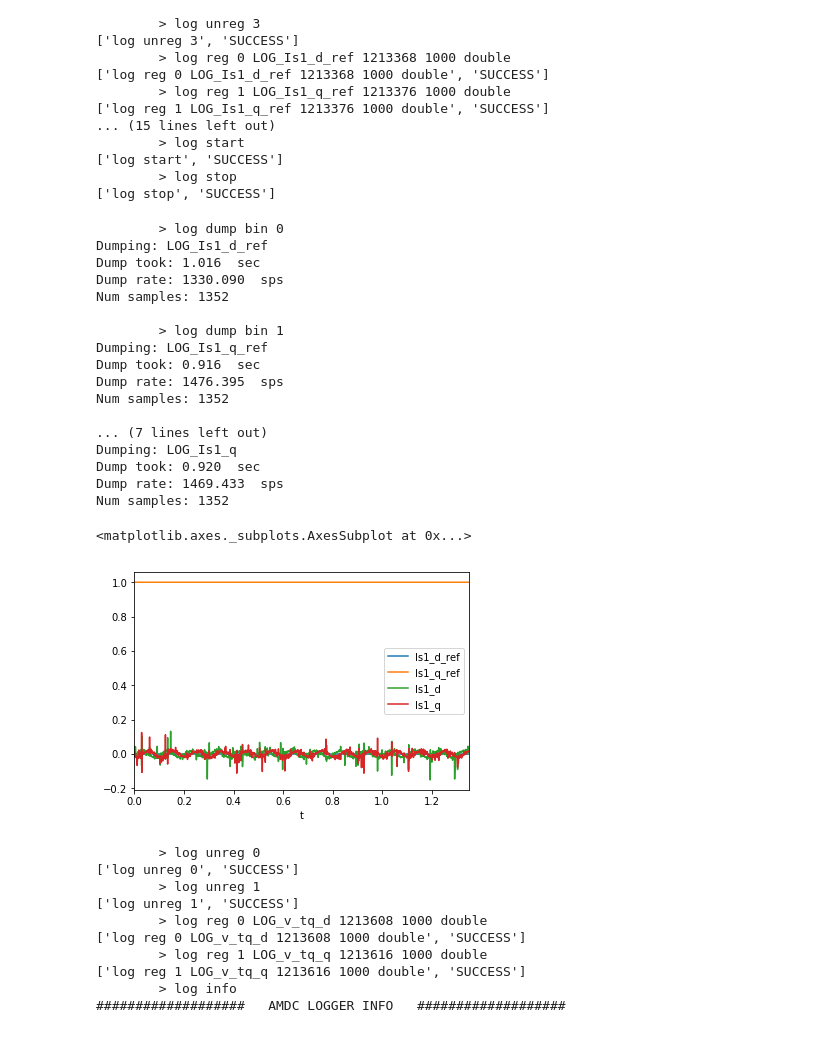
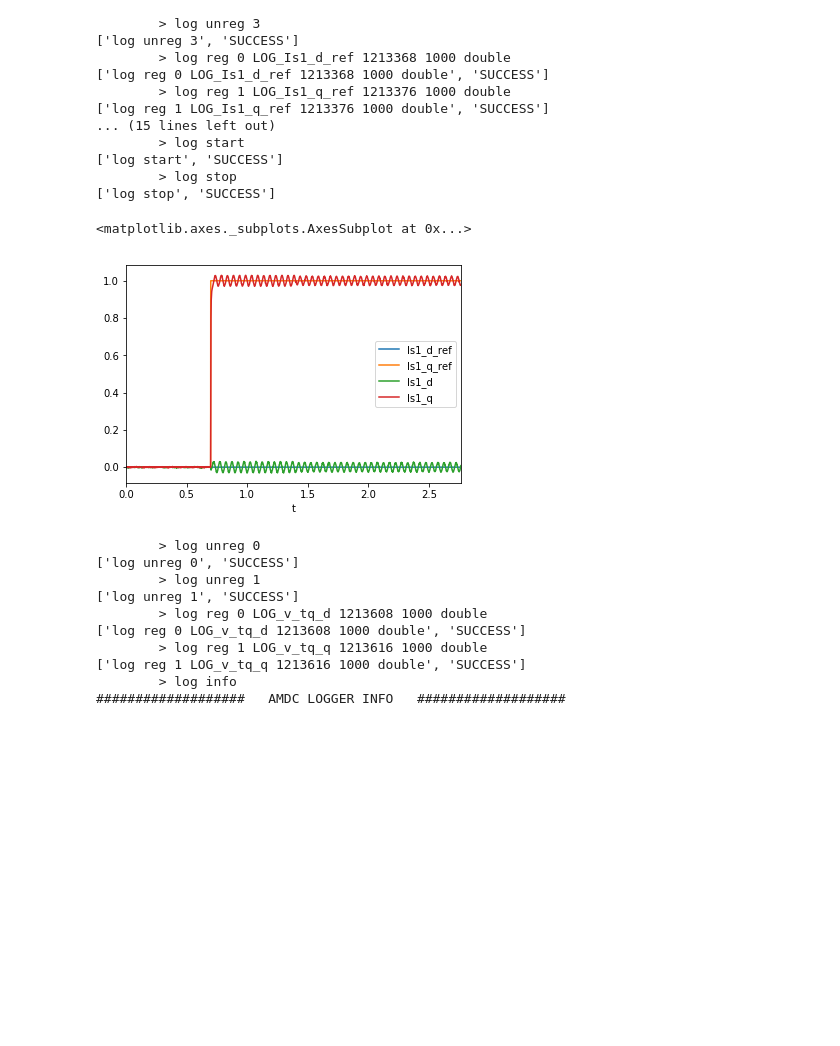
Before and after one commit to Zhouzhou377/Bearingless-Machine, a Jupyter notebook: My_C_Code/Scripts/Cabinet_test.ipynb, the cells around one changed output. Drawn from its saved outputs; the diff is of its cells as text; code cells hidden in the pictures; blank space fills up the shorter version.

```diff
--- a/My_C_Code/Scripts/Cabinet_test.ipynb
+++ b/My_C_Code/Scripts/Cabinet_test.ipynb
@@ -324,7 +338,7 @@ logger.stop()
 ['log stop', 'SUCCESS']
 # %%
 
-data = logger.dump(file = 'test_data.csv')
+data = logger.dump(file = 'test_s120topn1.csv')
 data
 data.filter(regex="^Itq_d_ref|Itq_q_ref|Itq_d|Itq_q$").plot()
 # %% [output]
@@ -380,29 +394,12 @@ logger.stop()
         > log stop
 ['log stop', 'SUCCESS']
 # %%
-data = logger.dump(file = 'test_data.csv')
-data
+#data = logger.dump(file = 'test_data.csv')
+#data
 data.filter(regex="^Is1_d_ref|Is1_q_ref|Is1_d|Is1_q$").plot()
 # %% [output]
-        > log dump bin 0
-Dumping: LOG_Is1_d_ref
-Dump took: 1.016  sec
-Dump rate: 1330.090  sps
-Num samples: 1352
-
-        > log dump bin 1
-Dumping: LOG_Is1_q_ref
-Dump took: 0.916  sec
-Dump rate: 1476.395  sps
-Num samples: 1352
-
-... (7 lines left out)
-Dumping: LOG_Is1_q
-Dump took: 0.920  sec
-Dump rate: 1469.433  sps
-Num samples: 1352
+<matplotlib.axes._subplots.AxesSubplot at 0x...>
-<matplotlib.axes._subplots.AxesSubplot at 0x...>
-[figure, old version]
+[figure, new version]
 # %%
 logger.unregister_all()
 logger.register('Is2_d_ref Is2_q_ref Is2_d Is2_q', samples_per_sec = 1000, var_type = 'double')
```
Also changed, not shown: parts of 3 cells of this notebook, 1 other file.
